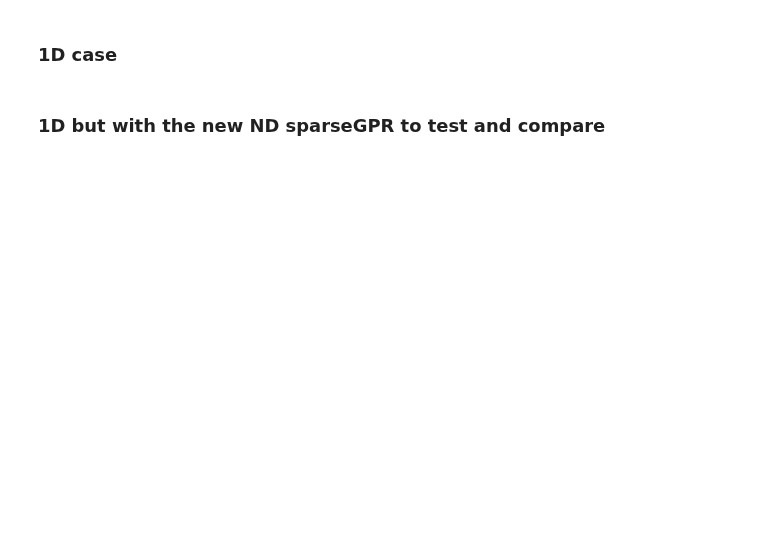
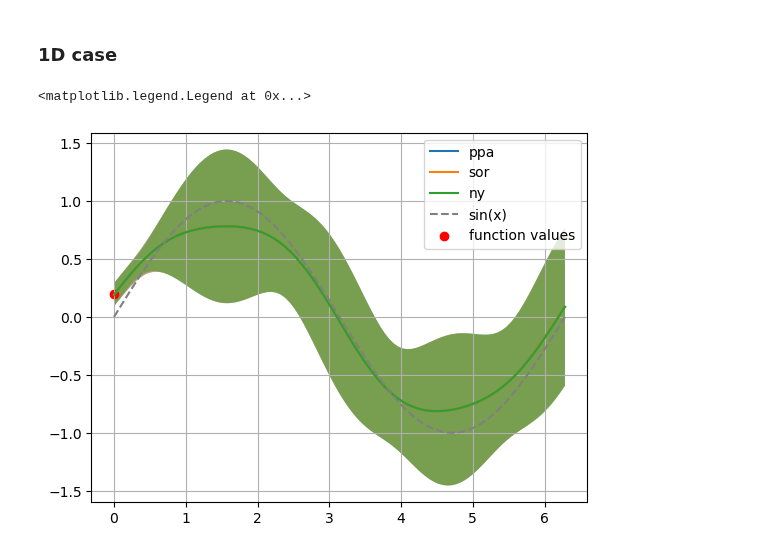
Before and after one commit to LukasEin/jaxgp, a Jupyter notebook: recover_from_derivatives.ipynb, the cells around one changed output. Saved outputs shown, nothing was run; the diff lists cells and outputs as text; code cells hidden in the pictures; blank space fills up the shorter version.

```diff
--- a/recover_from_derivatives.ipynb
+++ b/recover_from_derivatives.ipynb
@@ -205,25 +38,32 @@ kernel = RBF()
 # %%
-# model = gpr.sparseGPR(kernel,num_datapoints,num_derivpoints,referencegrid,sparse_method="ppa",noise_var=noise**2)
-# model.fit(X_data,Y_data)
-# (means_ppa, stds_ppa) = model.predict(grid,True)
+model = gpr.sparseGPR(kernel,num_datapoints,num_derivpoints,referencegrid,sparse_method="ppa",noise_var=noise**2)
+model.fit(X_data,Y_data)
+(means_ppa, stds_ppa) = model.predict(grid.reshape(-1,1),True)
+means_ppa = means_ppa.reshape(-1)
+stds_ppa = stds_ppa.reshape(-1)
 
-# model = gpr.sparseGPR(kernel,num_datapoints,num_derivpoints,referencegrid,sparse_method="sor",noise_var=noise**2)
-# model.fit(X_data,Y_data)
-# (means_sor, stds_sor) = model.predict(grid,True)
+model = gpr.sparseGPR(kernel,num_datapoints,num_derivpoints,referencegrid,sparse_method="sor",noise_var=noise**2)
+model.fit(X_data,Y_data)
+(means_sor, stds_sor) = model.predict(grid.reshape(-1,1),True)
+means_sor = means_sor.reshape(-1)
+stds_sor = stds_sor.reshape(-1)
 
-# model = gpr.sparseGPR(gpr.RBF_1D(1.5),num_datapoints,num_derivpoints,referencegrid,sparse_method="ny",noise_var=noise**2)
-# model.fit(X_data,Y_data)
-# (means_ny, stds_ny) = model.predict(grid,True)
+model = gpr.sparseGPR(kernel,num_datapoints,num_derivpoints,referencegrid,sparse_method="ny",noise_var=noise**2)
+model.fit(X_data,Y_data)
+(means_ny, stds_ny) = model.predict(grid.reshape(-1,1),True)
+means_ny = means_ny.reshape(-1)
+stds_ny = stds_ny.reshape(-1)
 # %%
-# plt.plot(grid,means_ppa,label="ppa")
-# plt.fill_between(grid,means_ppa-stds_ppa,means_ppa+stds_ppa,alpha=0.5)
-# plt.plot(grid,means_sor,label="sor")
-# plt.fill_between(grid,means_sor-stds_sor,means_sor+stds_sor,alpha=0.5)
-# plt.plot(grid,means_ny,label="ny")
-# plt.fill_between(grid,means_ny-stds_ny,means_ny+stds_ny,alpha=0.5)
-# plt.plot(grid,func(grid),color="grey",ls="--",label="sin(x)")
-# plt.scatter(datagrid,data_values,color="r",label="function values")
-# plt.grid()
-# plt.legend()
+plt.plot(grid,means_ppa,label="ppa")
+plt.fill_between(grid,means_ppa-stds_ppa,means_ppa+stds_ppa,alpha=0.5)
+plt.plot(grid,means_sor,label="sor")
+plt.fill_between(grid,means_sor-stds_sor,means_sor+stds_sor,alpha=0.5)
+plt.plot(grid,means_ny,label="ny")
+plt.fill_between(grid,means_ny-stds_ny,means_ny+stds_ny,alpha=0.5)
+plt.plot(grid,func(grid),color="grey",ls="--",label="sin(x)")
+plt.scatter(datagrid,data_values,color="r",label="function values")
+plt.grid()
+plt.legend()
+# %% [output]
+<matplotlib.legend.Legend at 0x...>
+[figure, added]
-# %% [markdown]
-### 1D but with the new ND sparseGPR to test and compare
```
Also changed, not shown: parts of 31 cells of this notebook, 1 other file.
